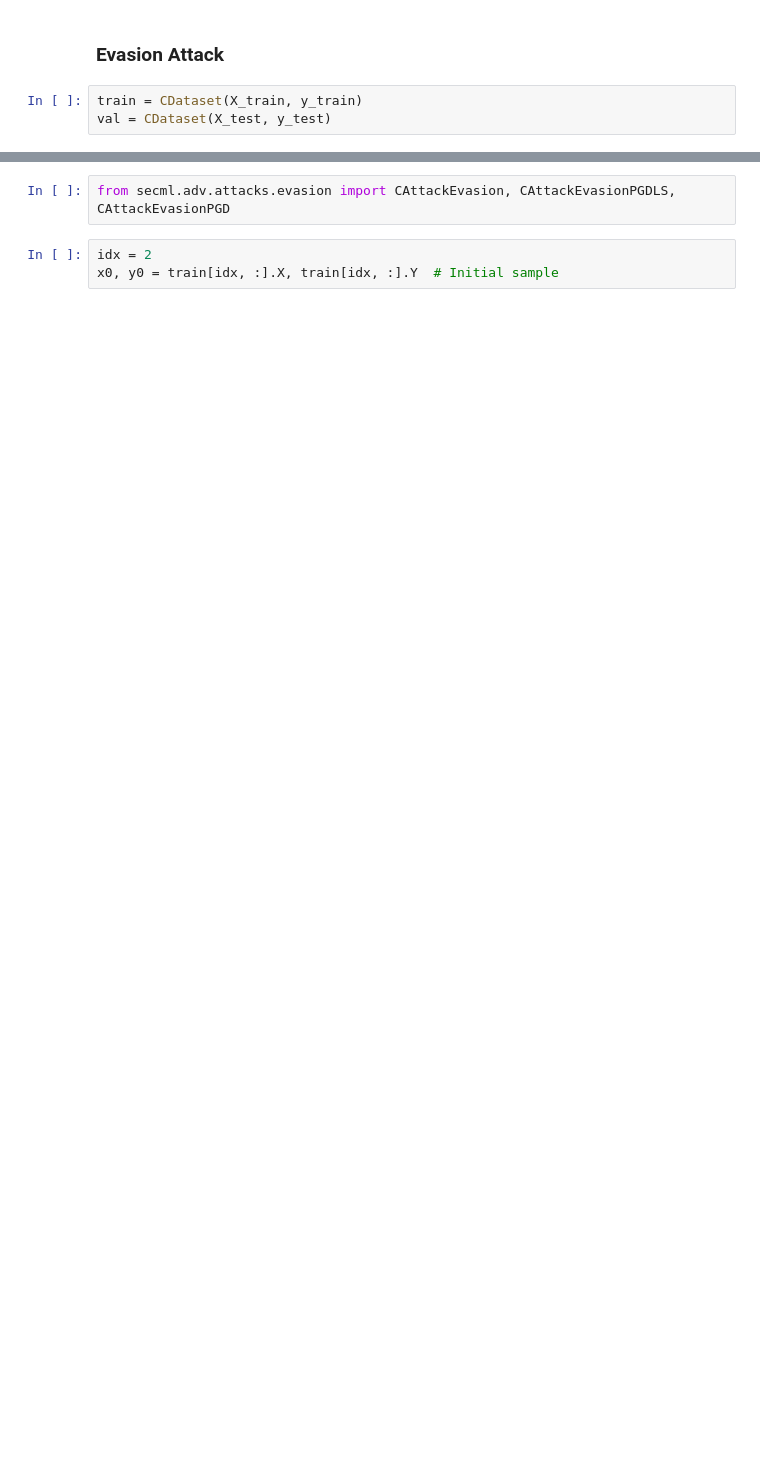
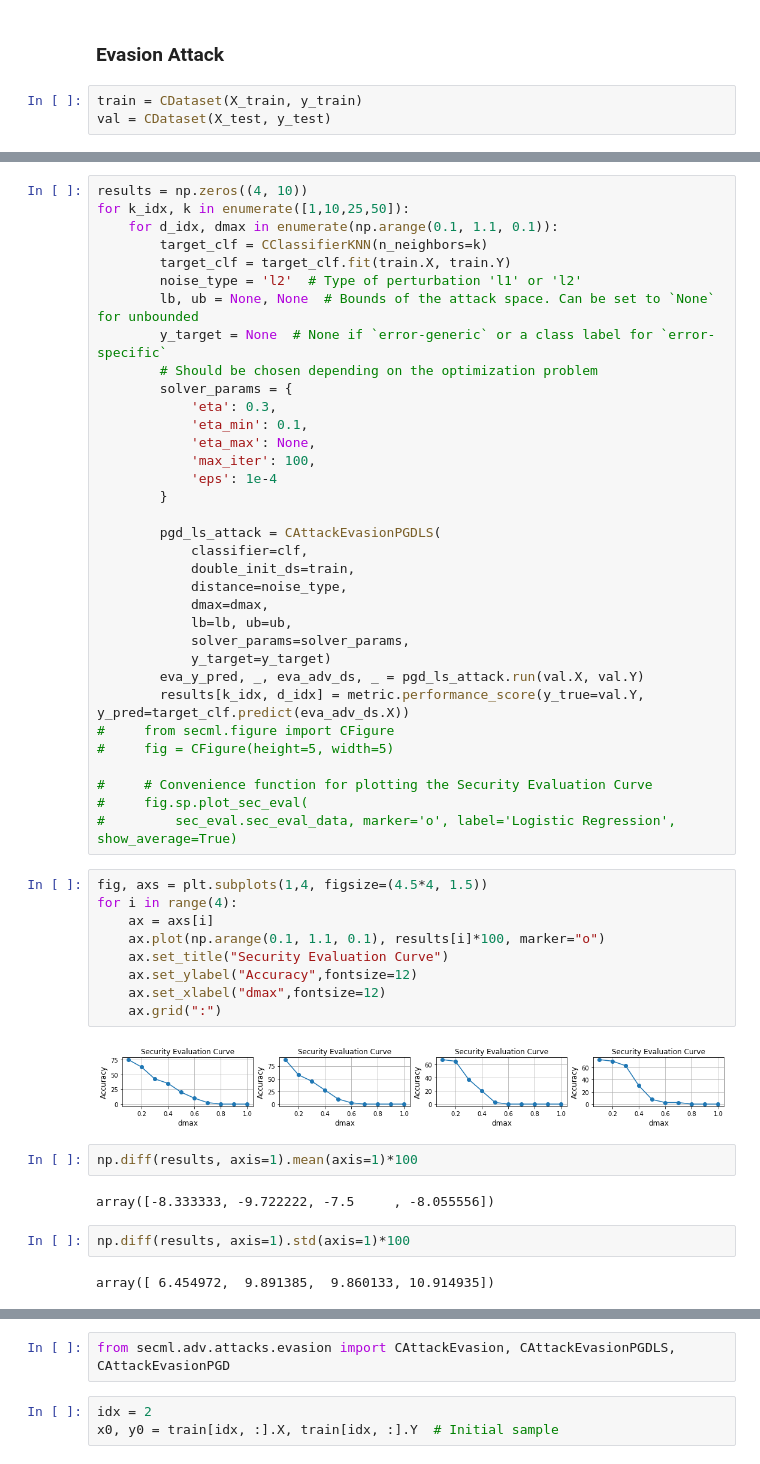
Before and after one commit to weirayao/adv-robust, a Jupyter notebook: svm_attack.ipynb, the cells around one changed output, grey strips where cells are left out. Saved outputs shown, nothing was run; the diff lists cells and outputs as text; blank space fills up the shorter version.

```diff
--- a/svm_attack.ipynb
+++ b/svm_attack.ipynb
@@ -136,0 +163,53 @@ val = CDataset(X_test, y_test)
+# %%
+results = np.zeros((4, 10))
+for k_idx, k in enumerate([1,10,25,50]):
+    for d_idx, dmax in enumerate(np.arange(0.1, 1.1, 0.1)):
+        target_clf = CClassifierKNN(n_neighbors=k)
+        target_clf = target_clf.fit(train.X, train.Y)
+        noise_type = 'l2'  # Type of perturbation 'l1' or 'l2'
+        lb, ub = None, None  # Bounds of the attack space. Can be set to `None` for unbounded
+        y_target = None  # None if `error-generic` or a class label for `error-specific`
+        # Should be chosen depending on the optimization problem
+        solver_params = {
+            'eta': 0.3,
+            'eta_min': 0.1,
+            'eta_max': None,
+            'max_iter': 100,
+            'eps': 1e-4
+        }
+
+        pgd_ls_attack = CAttackEvasionPGDLS(
+            classifier=clf,
+            double_init_ds=train,
+            distance=noise_type,
+            dmax=dmax,
+            lb=lb, ub=ub,
+            solver_params=solver_params,
+            y_target=y_target)
+        eva_y_pred, _, eva_adv_ds, _ = pgd_ls_attack.run(val.X, val.Y)
+        results[k_idx, d_idx] = metric.performance_score(y_true=val.Y, y_pred=target_clf.predict(eva_adv_ds.X))
+#     from secml.figure import CFigure
+#     fig = CFigure(height=5, width=5)
+
+#     # Convenience function for plotting the Security Evaluation Curve
+#     fig.sp.plot_sec_eval(
+#         sec_eval.sec_eval_data, marker='o', label='Logistic Regression', show_average=True)
+# %%
+fig, axs = plt.subplots(1,4, figsize=(4.5*4, 1.5))
+for i in range(4):
+    ax = axs[i]
+    ax.plot(np.arange(0.1, 1.1, 0.1), results[i]*100, marker="o")
+    ax.set_title("Security Evaluation Curve")
+    ax.set_ylabel("Accuracy",fontsize=12)
+    ax.set_xlabel("dmax",fontsize=12)
+    ax.grid(":")
+# %% [output]
+[figure, added]
+# %%
+np.diff(results, axis=1).mean(axis=1)*100
+# %% [output]
+array([-8.333333, -9.722222, -7.5     , -8.055556])
+# %%
+np.diff(results, axis=1).std(axis=1)*100
+# %% [output]
+array([ 6.454972,  9.891385,  9.860133, 10.914935])
```
Also changed, not shown: parts of 37 cells of this notebook, 18 other files.
